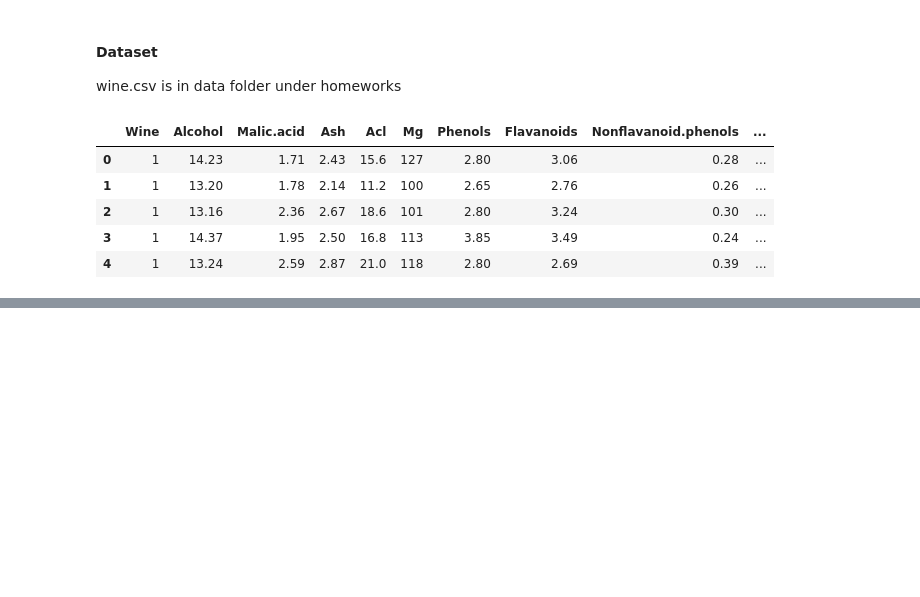
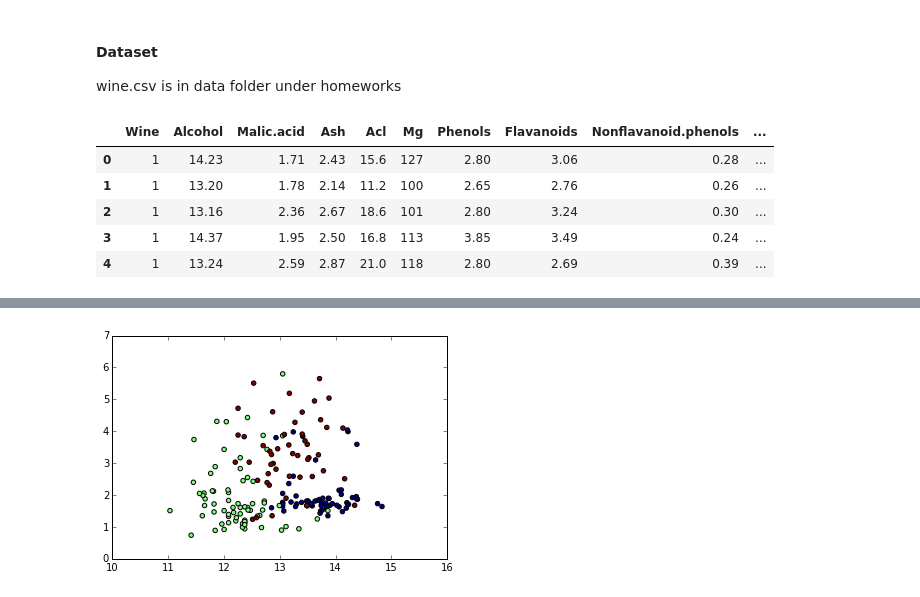
Before and after one commit to DKAllgeier/DAT_SF_11, a Jupyter notebook: homeworks/hw4/hw_4-DKA.ipynb, the cells around one changed output, grey strips where cells are left out. Cells and saved outputs as stored; diff of their text form; code cells hidden in the pictures; blank space fills up the shorter version.

```diff
--- a/homeworks/hw4/hw_4-DKA.ipynb
+++ b/homeworks/hw4/hw_4-DKA.ipynb
@@ -32,0 +87,4 @@ wine.head(5)
+# %%
+plt.scatter(X[:,0], X[:,1], c=Y);
+# %% [output]
+[figure, added]
```
Also changed, not shown: parts of 27 cells of this notebook, 1 other file.
